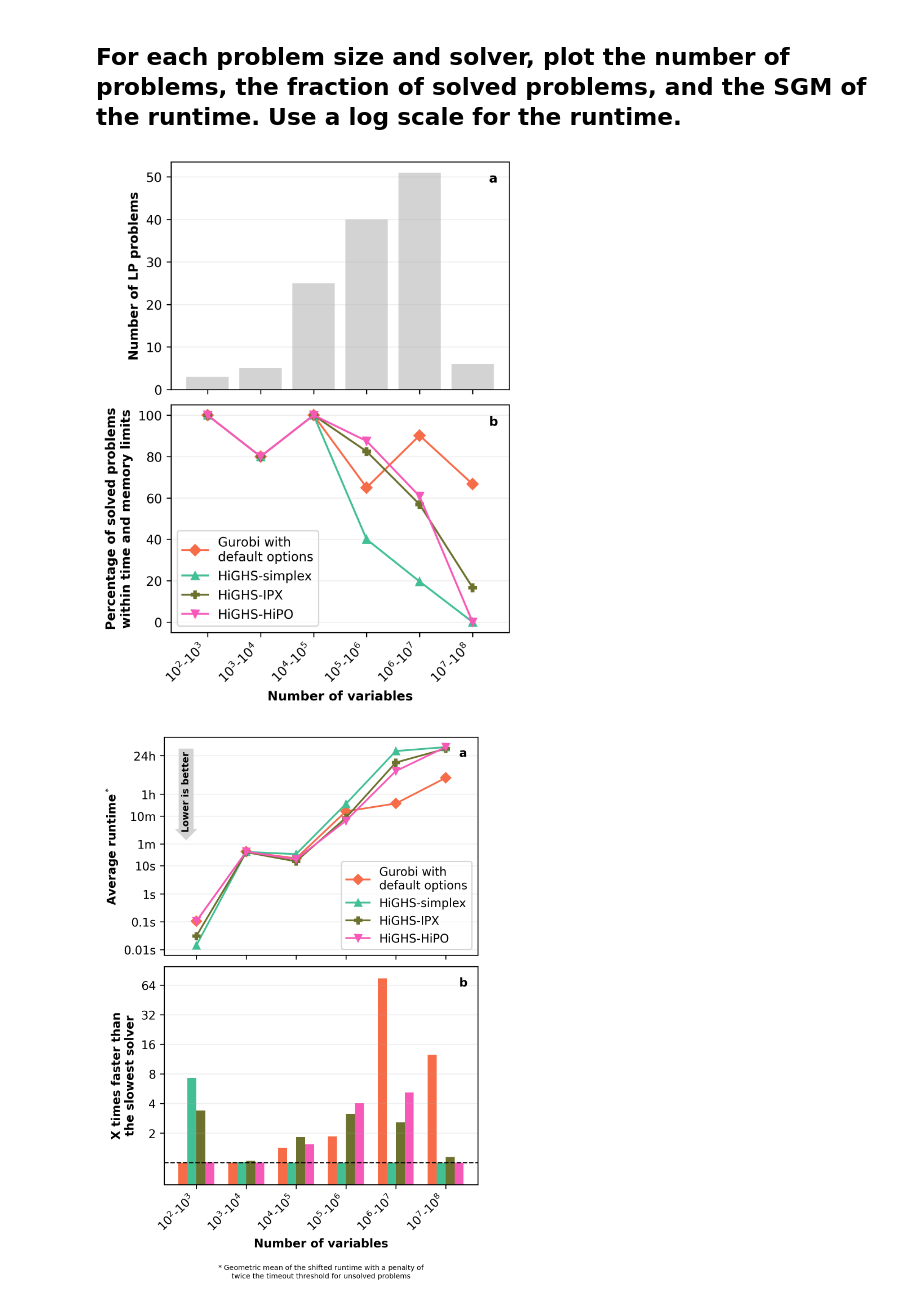
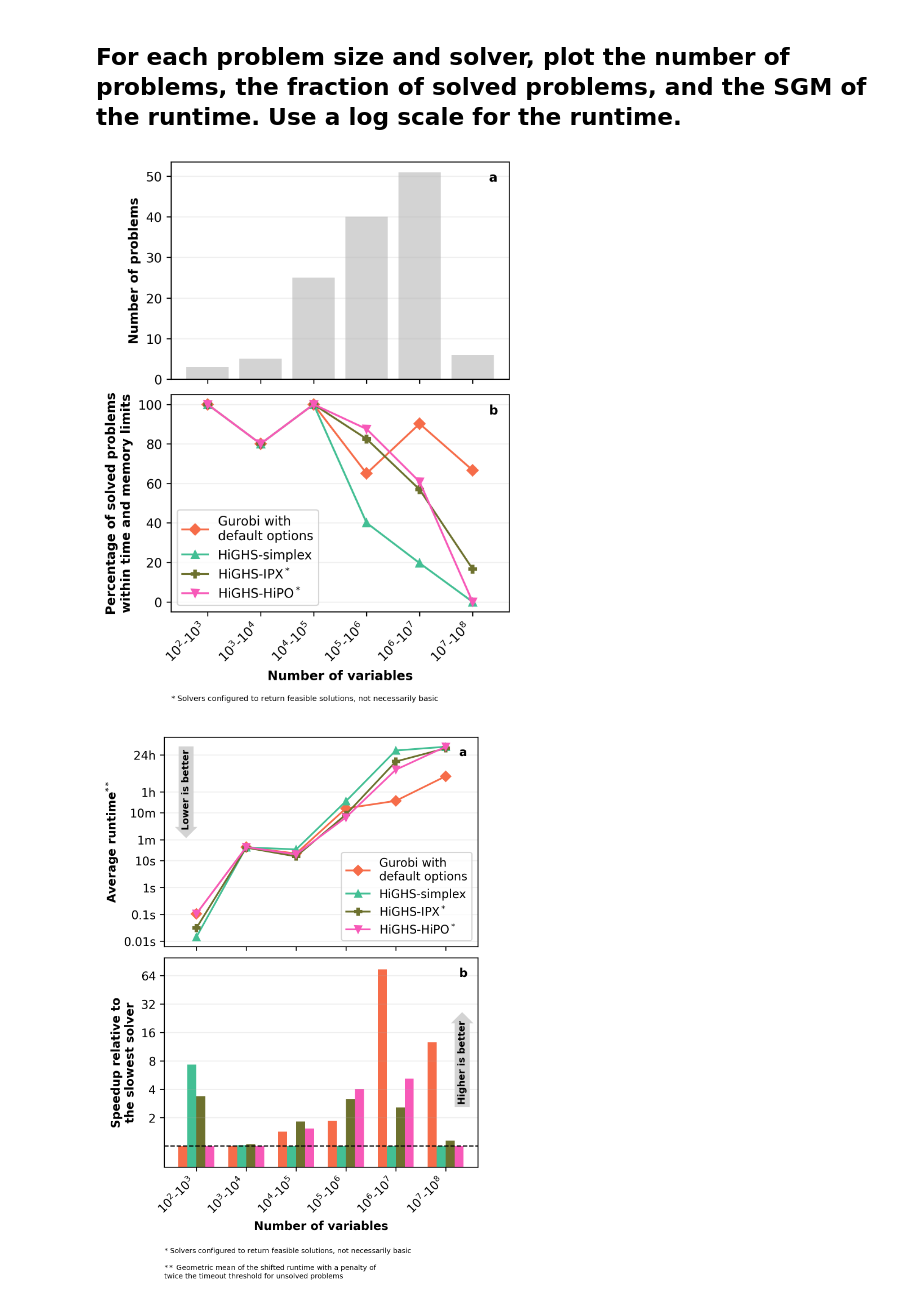
Before and after one commit to open-energy-transition/solver-benchmark, a Jupyter notebook: notebooks/results_by_problem_size.ipynb, the cells around one changed output. Saved outputs shown, nothing was run; the diff lists cells and outputs as text; code cells hidden in the pictures.

```diff
--- a/notebooks/results_by_problem_size.ipynb
+++ b/notebooks/results_by_problem_size.ipynb
@@ -317,8 +347,8 @@ name_map = {
     "glpk": "GLPK",
     "gurobi": "Gurobi with\ndefault options",
     "highs": "HiGHS-simplex",
-    "highs-hipo": "HiGHS-HiPO",
-    "highs-ipx": "HiGHS-IPX",
+    "highs-hipo": "HiGHS-HiPO$^*$",
+    "highs-ipx": "HiGHS-IPX$^*$",
     "scip": "SCIP",
 }
 # %%
@@ -336,7 +366,7 @@ if len(set(tuple(v) for v in num_problems_per_bucket.values())):
         color="lightgrey",
         label="Number of problems",
     )
-    axs[0].set_ylabel("Number of LP problems", weight="bold")
+    axs[0].set_ylabel("Number of problems", weight="bold")
     axs[0].grid(axis="y", alpha=0.2)
 else:
     # Add a line plot for the number of problems in each bucket.
@@ -380,10 +410,22 @@ axs[1].legend(loc="lower left")
 # Add the panel letter.
 axs[1].text(0.94, 0.91, "b", transform=axs[1].transAxes, fontsize=10, weight="bold")
 
+# Add a note to explain that IPX and HiPO are configured to return feasible solutions, not necessarily basic.
+axs[1].text(
+    0,
+    -0.4,
+    "$*$ Solvers configured to return feasible solutions, not necessarily basic",
+    transform=axs[1].transAxes,
+    ha="left",
+    va="center",
+    fontsize=6,
+    clip_on=False,
+)
+
 # Save the figure.
 fig.savefig("fraction_solved_by_problem_size.png", bbox_inches="tight", dpi=300)
 # %% [output]
-[figure, old version]
+[figure, new version]
 # %%
 # Initialize the figure and axes for the plot.
 fig, axs = matplotlib.pyplot.subplots(
@@ -403,7 +445,7 @@ for i, (solver, stats) in enumerate(bucket_stats["sgm_runtime"].items()):
     )
 axs[0].set_yscale("log")
 axs[0].minorticks_off()
-axs[0].set_ylabel("Average runtime$^*$", weight="bold")
+axs[0].set_ylabel("Average runtime$^{**}$", weight="bold")
 axs[0].set_yticks(
     [0.01, 0.1, 1, 10, 60, 600, 3600, 86400],
     ["0.01s", "0.1s", "1s", "10s", "1m", "10m", "1h", "24h"],
@@ -433,36 +475,61 @@ for i, (solver, stats) in enumerate(bucket_stats["relative_sgm_runtime"].items()
     axs[1].bar(
         [j + -0.27 + 0.18 * i for j in range(len(buckets_list))],
         values,
         width=0.18,
         label=name_map.get(solver, solver),
         color=color_map.get(solver, None),
     )
 axs[1].axhline(1, color="black", linestyle="--", linewidth=1)
 axs[1].set_yscale("log", base=2)
 axs[1].set_ylim(0.6, 99)
 axs[1].set_yticks([2, 4, 8, 16, 32, 64], ["2", "4", "8", "16", "32", "64"])
 axs[1].minorticks_off()
-axs[1].set_ylabel("X times faster than\nthe slowest solver", weight="bold")
+axs[1].set_ylabel("Speedup relative to\nthe slowest solver", weight="bold")
 axs[1].set_xticks(range(len(buckets_list)), buckets_list, rotation=45, ha="right")
 axs[1].set_xlabel("Number of variables", weight="bold")
 axs[1].grid(axis="y", alpha=0.2)
+axs[1].text(
+    0.95,
+    0.5,
+    "Higher is better",
+    transform=axs[1].transAxes,
+    ha="center",
+    va="center",
+    weight="bold",
+    fontsize=8,
+    rotation=90,
+    bbox=dict(boxstyle="rarrow", facecolor="lightgrey", edgecolor="none"),
+)
 
 # Add the panel letter.
 axs[1].text(0.94, 0.91, "b", transform=axs[1].transAxes, fontsize=10, weight="bold")
 
+# Add a note to explain that IPX and HiPO are configured to return feasible solutions, not necessarily basic.
+axs[1].text(
+    0,
+    -0.4,
+    "$*$ Solvers configured to return feasible solutions, not necessarily basic",
+    transform=axs[1].transAxes,
+    ha="left",
+    va="center",
+    fontsize=6,
+    clip_on=False,
+)
+
+
 # Add a note to explain the meaning of the SGM runtime.
 axs[1].text(
-    0.5,
-    -0.4,
-    "$*$ Geometric mean of the shifted runtime with a penalty of\ntwice the timeout threshold for unsolved problems",
+    0,
+    -0.5,
+    "$**$ Geometric mean of the shifted runtime with a penalty of\ntwice the timeout threshold for unsolved problems",
     transform=axs[1].transAxes,
-    ha="center",
+    ha="left",
     va="center",
     fontsize=6,
     clip_on=False,
 )
 
 # Save the figure.
 fig.savefig("sgm_runtime_by_problem_size.png", bbox_inches="tight", dpi=300)
 # %% [output]
-[figure, old version]
+[figure, new version]
```
Also changed, not shown: parts of 12 cells of this notebook, 5 other files.
